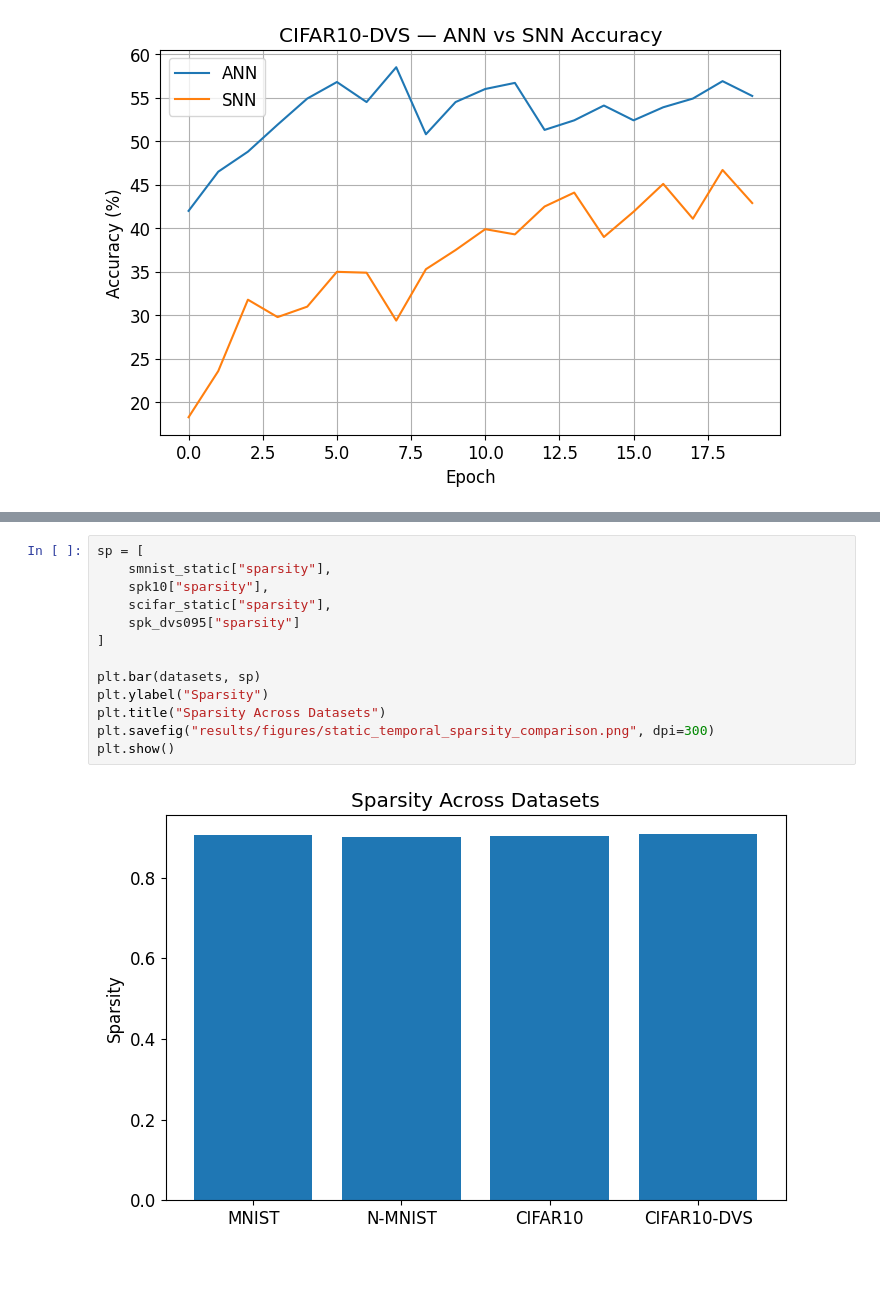
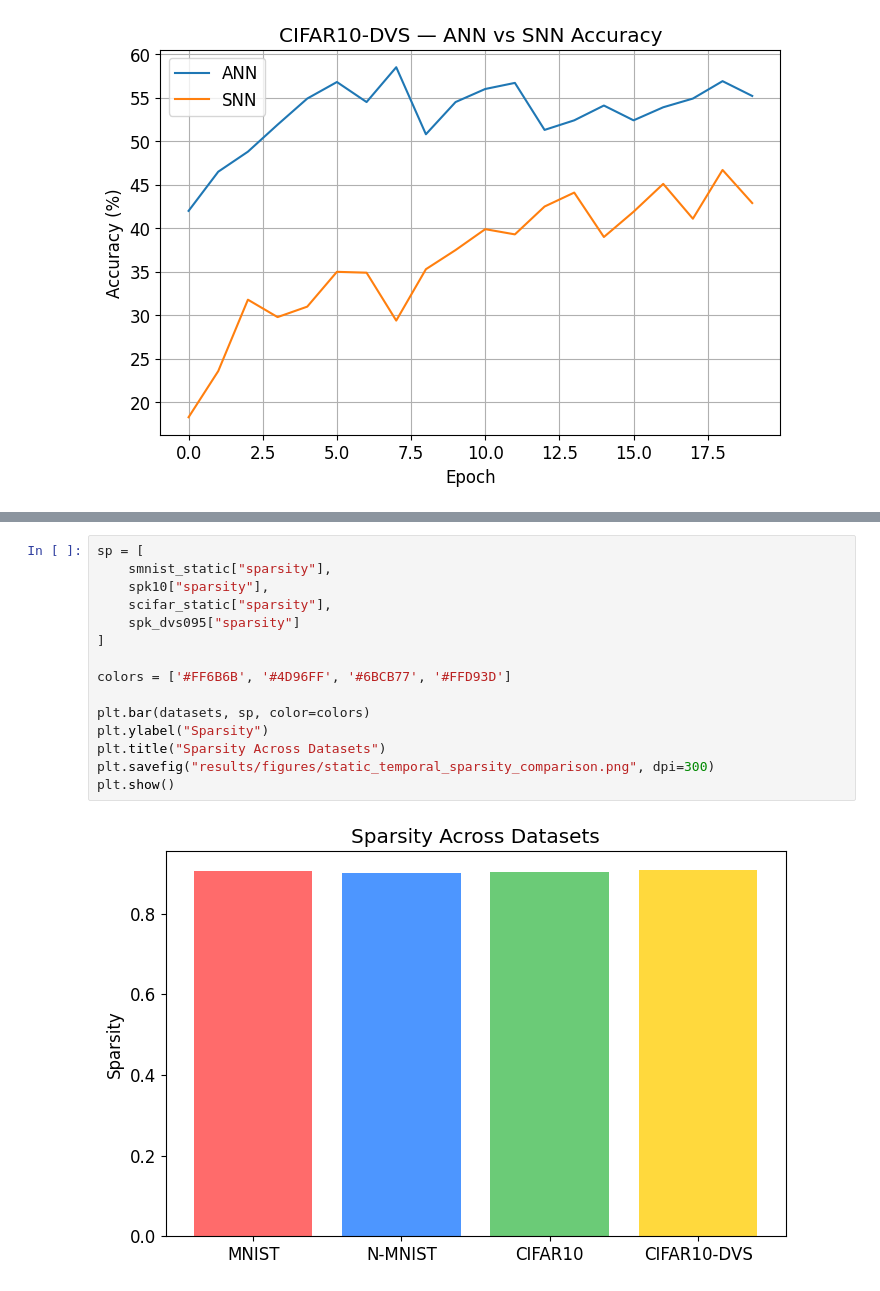
Before and after one commit to julenlegido/SpikingNeuralNetworks, a Jupyter notebook: notebooks/temporal_datasets.ipynb, the cells around one changed output, grey strips where cells are left out. Cells and saved outputs as stored; diff of their text form.

Commit message:
added plots for temporal dataset results

```diff
--- a/notebooks/temporal_datasets.ipynb
+++ b/notebooks/temporal_datasets.ipynb
@@ -372,15 +588,17 @@ plt.show()
 # %%
 sp = [
     smnist_static["sparsity"],
     spk10["sparsity"],
     scifar_static["sparsity"],
     spk_dvs095["sparsity"]
 ]
 
-plt.bar(datasets, sp)
+colors = ['#FF6B6B', '#4D96FF', '#6BCB77', '#FFD93D']
+
+plt.bar(datasets, sp, color=colors)
 plt.ylabel("Sparsity")
 plt.title("Sparsity Across Datasets")
 plt.savefig("results/figures/static_temporal_sparsity_comparison.png", dpi=300)
 plt.show()
 # %% [output]
-[figure, old version]
+[figure, new version]
```
Also changed, not shown: parts of 11 cells of this notebook, 9 other files.
